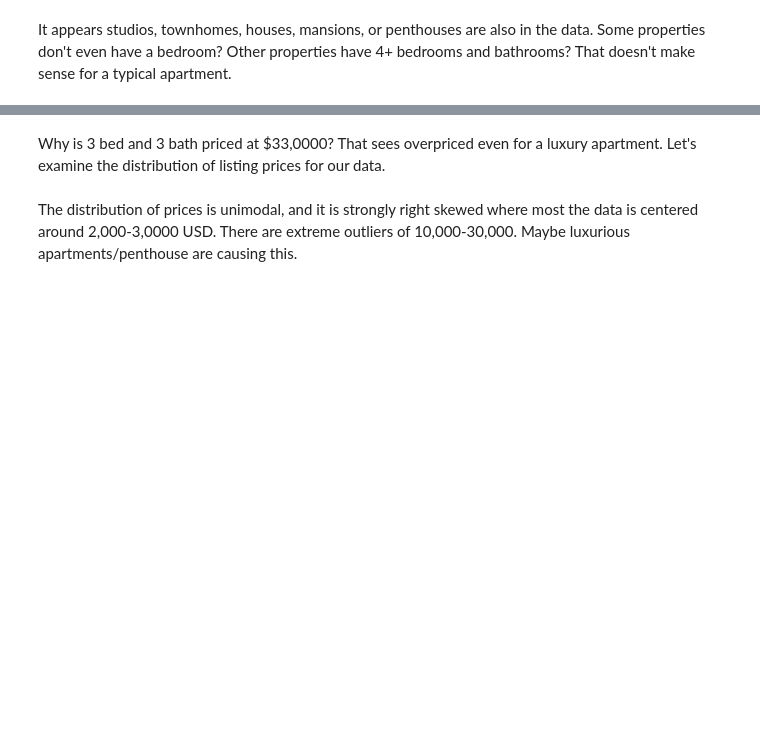
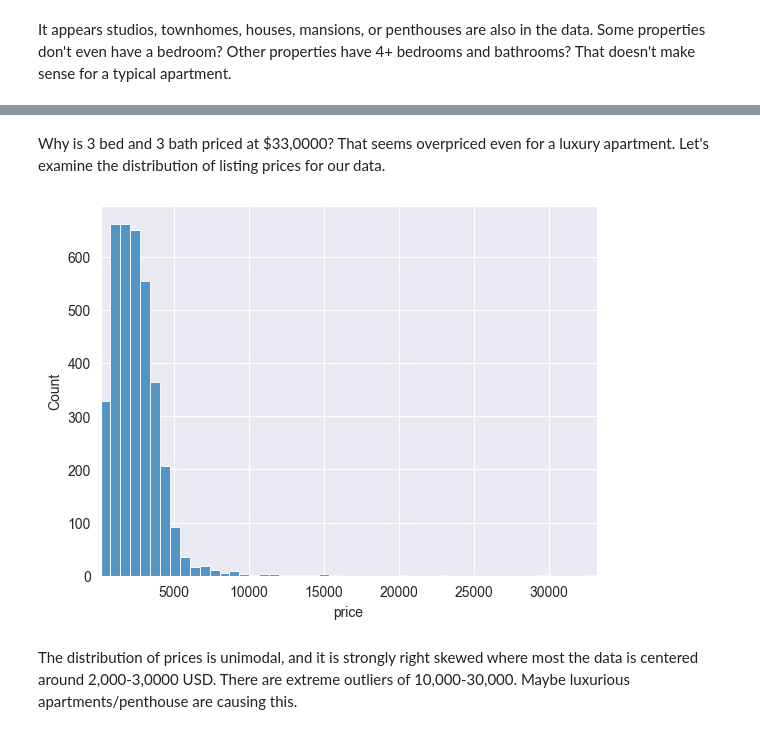
Before and after one commit to ipacheco9311/CS-577-07-Data-Science-Fall-2025-Project, a Jupyter notebook: source/project.ipynb, the cells around one changed output, grey strips where cells are left out. Drawn from its saved outputs; the diff is of its cells as text; code cells hidden in the pictures; blank space fills up the shorter version.

```diff
--- a/source/project.ipynb
+++ b/source/project.ipynb
@@ -132,5 +249,14 @@ An apartment with 9 bedrooms, a monthly cost of $120,000, and 50,000 square feet
 # %% [markdown]
 ## Removing Noise
 # %%
-filtered_df = clean_uci_df.groupby(['bedrooms', 'bathrooms']).size().reset_index(name='count')
-filtered_df
+with duckdb.connect(database= (data_directory / 'apartments.duckdb')) as connection:
+    df = connection.execute('''
+    SELECT bedrooms, bathrooms,
+    COUNT(*) AS count
+    FROM listings
+    WHERE
+    bedrooms IS NOT NULL AND bathrooms IS NOT NULL
+    GROUP BY bedrooms, bathrooms
+    ORDER BY bedrooms, bathrooms;
+    ''').fetchdf()
+df
@@ -143,0 +283,11 @@ filtered_df.describe()
+# %%
+with duckdb.connect(database= (data_directory / 'apartments.duckdb')) as connection:
+    df = connection.execute(f'''
+    SELECT bedrooms, bathrooms, price
+    FROM listings
+    WHERE
+    bedrooms IS NOT NULL AND bathrooms IS NOT NULL AND
+    bedrooms >= 1 AND bedrooms <= 3 AND
+    bathrooms >= 1 AND bathrooms <= 3;
+    ''').fetchdf()
+df.describe()
@@ -144,9 +304,23 @@ filtered_df.describe()
 # %% [markdown]
-Why is 3 bed and 3 bath priced at $33,0000? That sees overpriced even for a luxury apartment. Let's examine the distribution of listing prices for our data.
+Why is 3 bed and 3 bath priced at $33,0000? That seems overpriced even for a luxury apartment. Let's examine the distribution of listing prices for our data.
 # %%
-price_distribution_df = filtered_df.groupby(['price']).size().reset_index(name='count')
-sns.histplot(price_distribution_df['price'], bins=50)
-plt.xlim(price_distribution_df['price'].min(), price_distribution_df['price'].max())
-plt.show()
+with duckdb.connect(database= (data_directory / 'apartments.duckdb')) as connection:
+    df = connection.execute('''
+    SELECT price,
+    COUNT(*) AS count
+    FROM listings
+    WHERE
+    bedrooms IS NOT NULL AND bathrooms IS NOT NULL AND
+    price IS NOT NULL AND
+    bedrooms >= 1 AND bedrooms <= 3 AND
+    bathrooms >= 1 AND bathrooms <= 3
+    GROUP BY price;
+    ''').fetchdf()
+# %%
+sns.histplot(df['price'], bins=50)
+plt.xlim(df['price'].min(), df['price'].max())
+plt.show()
+# %% [output]
+[figure, added]
 # %% [markdown]
 The distribution of prices is unimodal, and it is strongly right skewed where most the data is centered around 2,000-3,0000 USD. There are extreme outliers of 10,000-30,000. Maybe luxurious apartments/penthouse are causing this.
```
Also changed, not shown: parts of 47 cells of this notebook.
